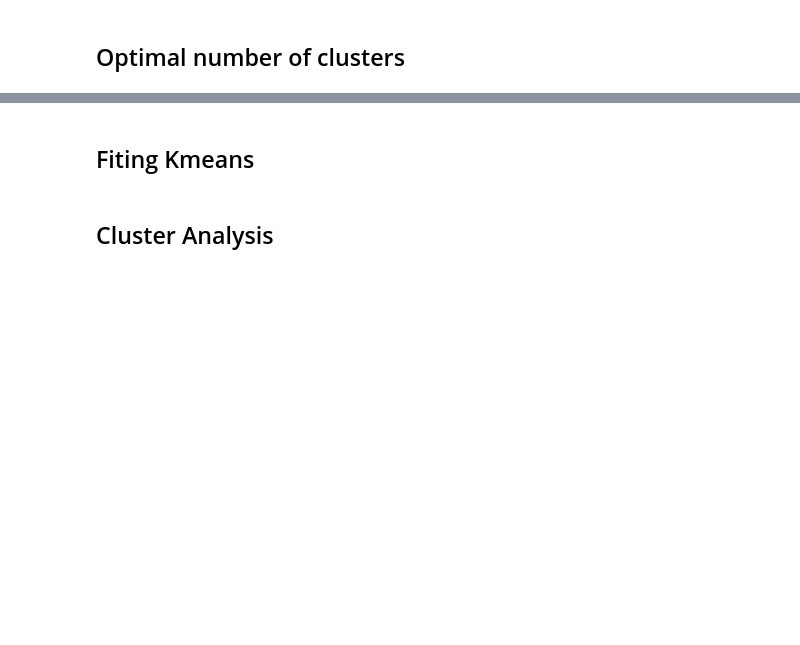
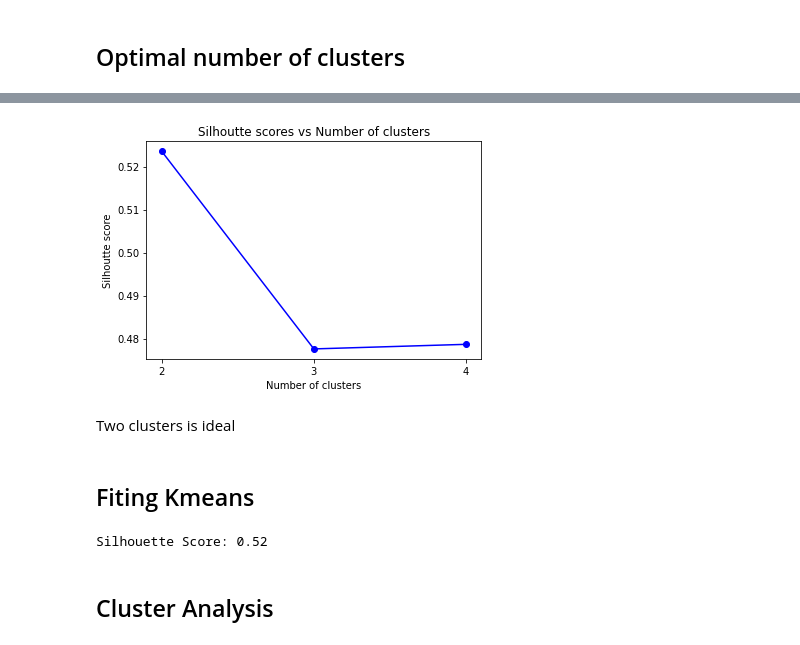
Before and after one commit to danielarruda1000/credit_card_clustering, a Jupyter notebook: credit_card_clustering.ipynb, the cells around one changed output, grey strips where cells are left out. Drawn from its saved outputs; the diff is of its cells as text; code cells hidden in the pictures; blank space fills up the shorter version.

```diff
--- a/credit_card_clustering.ipynb
+++ b/credit_card_clustering.ipynb
@@ -205,5 +235,27 @@ dtype: int64
+# %%
+silhoutte_scores = [silhouette_score(df_transformed, model.labels_) for model in kmeans_models[1:4]]
+# %%
+plt.plot(range(2,5), silhoutte_scores, "bo-")
+plt.xticks([2, 3, 4])
+plt.title('Silhoutte scores vs Number of clusters')
+plt.xlabel('Number of clusters')
+plt.ylabel('Silhoutte score')
+plt.show()
+# %% [output]
+[figure, added]
+# %% [markdown]
+Two clusters is ideal
 # %% [markdown]
 ## Fiting Kmeans
+# %%
+kmeans = KMeans(n_clusters=2, random_state=23)
+kmeans.fit(df_transformed)
+
+sl_core = silhouette_score(df_transformed, kmeans.labels_)
+
+print(f'Silhouette Score: {round(sl_core,2)}')
+# %% [output]
+Silhouette Score: 0.52
 # %% [markdown]
 ## Cluster Analysis
 # %% [markdown]
```
Also changed, not shown: parts of 11 cells of this notebook.
